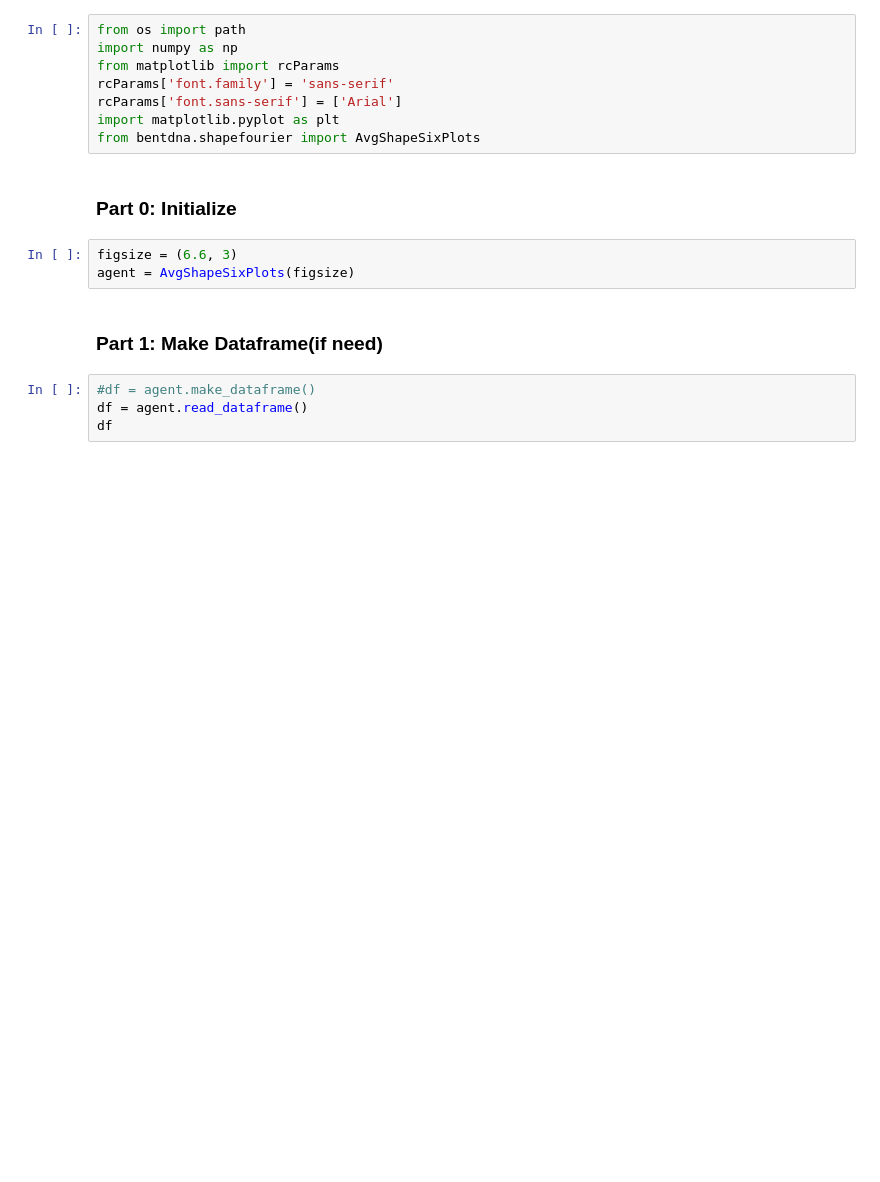
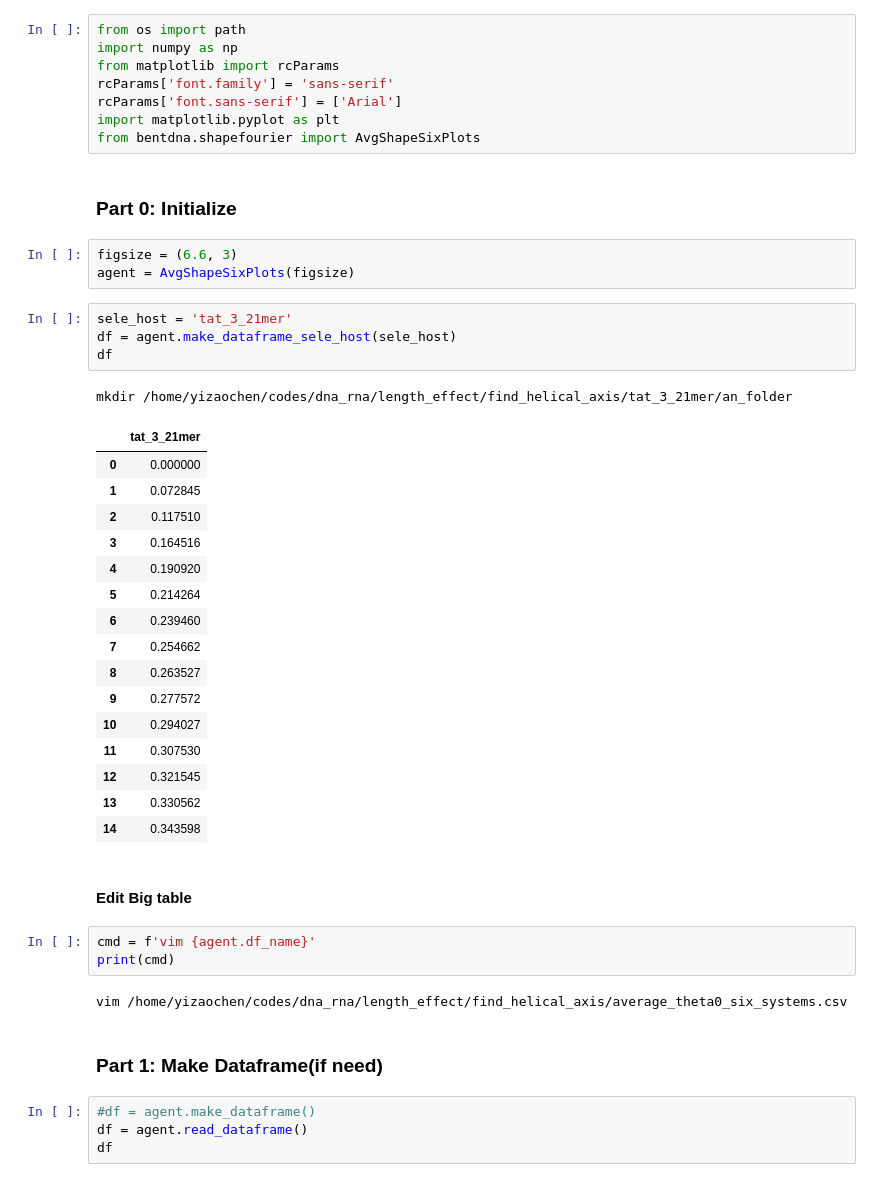
Before and after one commit to yizaochen/bentdna, a Jupyter notebook: notebooks/average_shape_theta_bar.ipynb, the cells around one changed output. Drawn from its saved outputs; the diff is of its cells as text; blank space fills up the shorter version.

```diff
--- a/notebooks/average_shape_theta_bar.ipynb
+++ b/notebooks/average_shape_theta_bar.ipynb
@@ -11,6 +11,35 @@ from bentdna.shapefourier import AvgShapeSixPlots
 # %%
 figsize = (6.6, 3)
 agent = AvgShapeSixPlots(figsize)
+# %%
+sele_host = 'tat_3_21mer'
+df = agent.make_dataframe_sele_host(sele_host)
+df
+# %% [output]
+mkdir /home/yizaochen/codes/dna_rna/length_effect/find_helical_axis/tat_3_21mer/an_folder
+|  | tat_3_21mer |
+| 0 | 0.000000 |
+| 1 | 0.072845 |
+| 2 | 0.117510 |
+| 3 | 0.164516 |
+| 4 | 0.190920 |
+| 5 | 0.214264 |
+| 6 | 0.239460 |
+| 7 | 0.254662 |
+| 8 | 0.263527 |
+| 9 | 0.277572 |
+| 10 | 0.294027 |
+| 11 | 0.307530 |
+| 12 | 0.321545 |
+| 13 | 0.330562 |
+| 14 | 0.343598 |
+# %% [markdown]
+#### Edit Big table
+# %%
+cmd = f'vim {agent.df_name}'
+print(cmd)
+# %% [output]
+vim /home/yizaochen/codes/dna_rna/length_effect/find_helical_axis/average_theta0_six_systems.csv
 # %% [markdown]
 ### Part 1: Make Dataframe(if need)
 # %%
```
Also changed, not shown: parts of 2 cells of this notebook, 3 other files.
